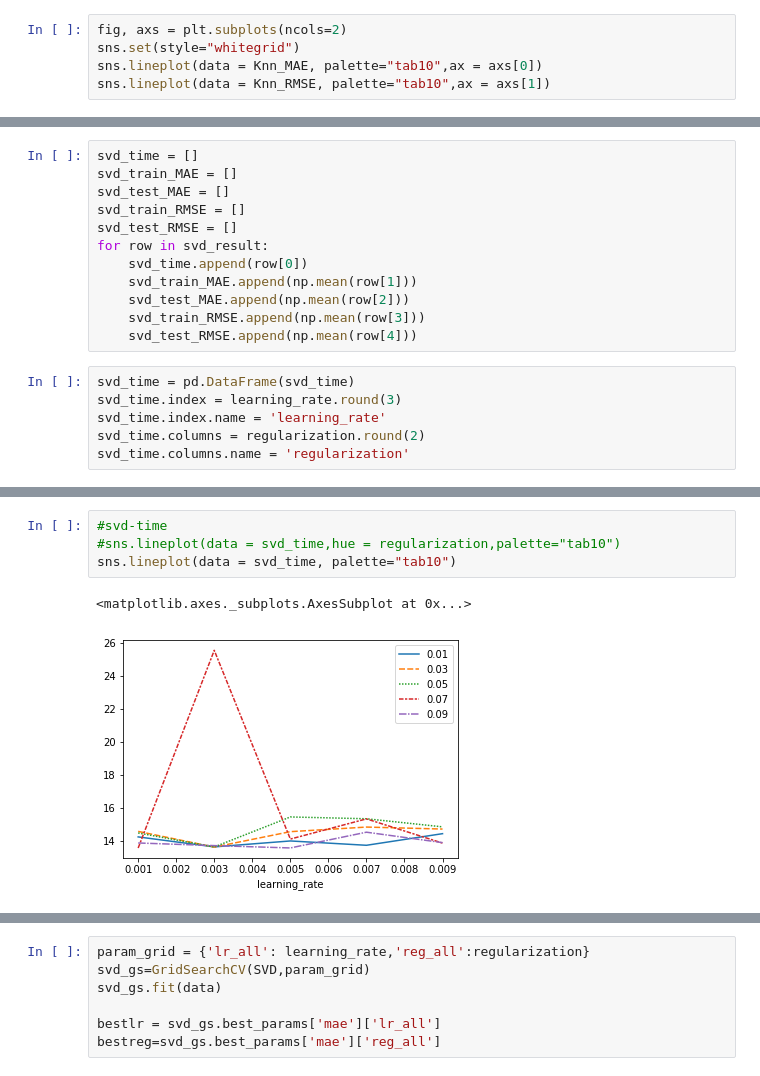
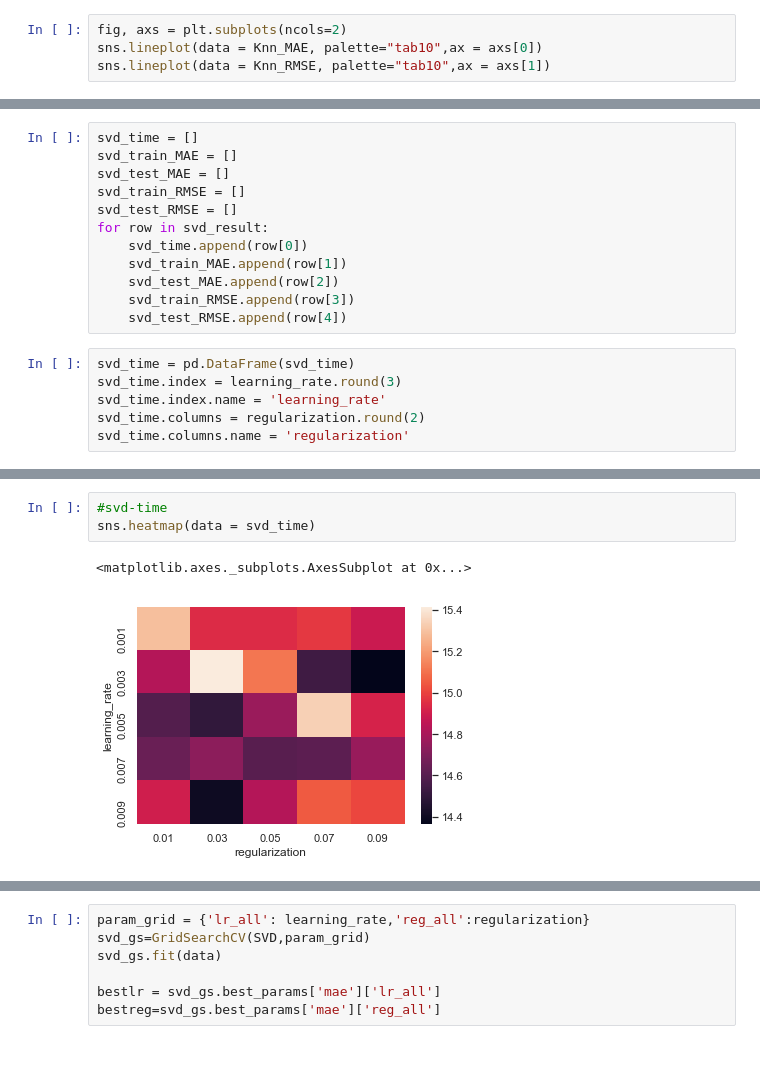
Before and after one commit to YLDAPhoenix11/Personalization, a Jupyter notebook: HW2.ipynb, the cells around one changed output, grey strips where cells are left out. Saved outputs shown, nothing was run; the diff lists cells and outputs as text.

Commit message:
SVD plot added

```diff
--- a/HW2.ipynb
+++ b/HW2.ipynb
@@ -77,7 +78,6 @@ Knn_RMSE = pd.DataFrame(np.column_stack([Knn_test_RMSE, Knn_train_RMSE]),columns
 Knn_RMSE.index = neighbor_size
 # %%
 fig, axs = plt.subplots(ncols=2)
-sns.set(style="whitegrid")
 sns.lineplot(data = Knn_MAE, palette="tab10",ax = axs[0])
 sns.lineplot(data = Knn_RMSE, palette="tab10",ax = axs[1])
 # %% [output]
@@ -246,10 +244,10 @@ svd_train_RMSE = []
 svd_test_RMSE = []
 for row in svd_result:
     svd_time.append(row[0])
-    svd_train_MAE.append(np.mean(row[1]))
-    svd_test_MAE.append(np.mean(row[2]))
-    svd_train_RMSE.append(np.mean(row[3]))
-    svd_test_RMSE.append(np.mean(row[4]))
+    svd_train_MAE.append(row[1])
+    svd_test_MAE.append(row[2])
+    svd_train_RMSE.append(row[3])
+    svd_test_RMSE.append(row[4])
 # %%
 svd_time = pd.DataFrame(svd_time)
 svd_time.index = learning_rate.round(3)
@@ -269,7 +257,6 @@ svd_time
 # %%
 #svd-time
-#sns.lineplot(data = svd_time,hue = regularization,palette="tab10")
-sns.lineplot(data = svd_time, palette="tab10")
+sns.heatmap(data = svd_time)
 # %% [output]
 <matplotlib.axes._subplots.AxesSubplot at 0x...>
-[figure, old version]
+[figure, new version]
```
Also changed, not shown: parts of 22 cells of this notebook.
